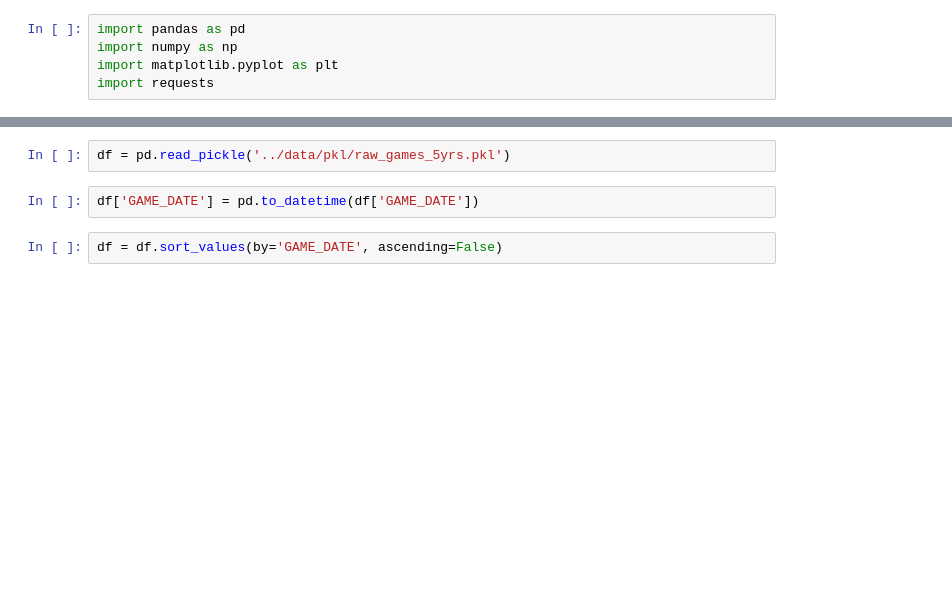
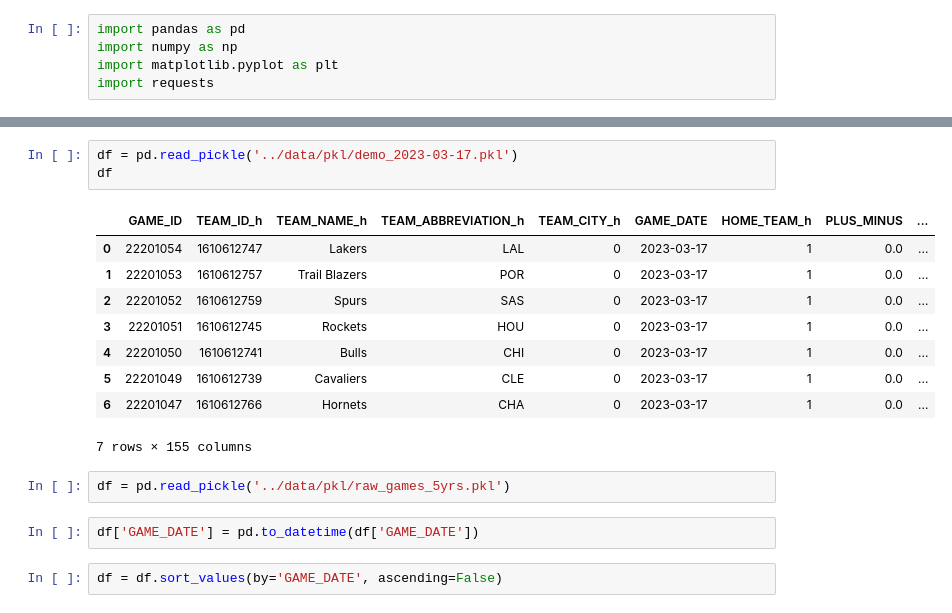
Before and after one commit to alecmatt5/nba_betting_analysis, a Jupyter notebook: backend/notebooks/preprocessing_julia.ipynb, the cells around one changed output, grey strips where cells are left out. Cells and saved outputs as stored; diff of their text form; blank space fills up the shorter version.

```diff
--- a/backend/notebooks/preprocessing_julia.ipynb
+++ b/backend/notebooks/preprocessing_julia.ipynb
@@ -6,5 +86,18 @@ import requests
 # %%
-df = pd.read_pickle('../data/pkl/raw_games_5yrs.pkl')
+df = pd.read_pickle('../data/pkl/demo_2023-03-17.pkl')
+df
+# %% [output]
+|  | GAME_ID | TEAM_ID_h | TEAM_NAME_h | TEAM_ABBREVIATION_h | TEAM_CITY_h | GAME_DATE | HOME_TEAM_h | PLUS_MINUS | ... |
+| 0 | 22201054 | 1610612747 | Lakers | LAL | 0 | 2023-03-17 | 1 | 0.0 | ... |
+| 1 | 22201053 | 1610612757 | Trail Blazers | POR | 0 | 2023-03-17 | 1 | 0.0 | ... |
+| 2 | 22201052 | 1610612759 | Spurs | SAS | 0 | 2023-03-17 | 1 | 0.0 | ... |
+| 3 | 22201051 | 1610612745 | Rockets | HOU | 0 | 2023-03-17 | 1 | 0.0 | ... |
+| 4 | 22201050 | 1610612741 | Bulls | CHI | 0 | 2023-03-17 | 1 | 0.0 | ... |
+| 5 | 22201049 | 1610612739 | Cavaliers | CLE | 0 | 2023-03-17 | 1 | 0.0 | ... |
+| 6 | 22201047 | 1610612766 | Hornets | CHA | 0 | 2023-03-17 | 1 | 0.0 | ... |
+7 rows × 155 columns
+# %%
+df = pd.read_pickle('../data/pkl/raw_games_5yrs.pkl')
 # %%
 df['GAME_DATE'] = pd.to_datetime(df['GAME_DATE'])
 # %%
```
Also changed, not shown: parts of 12 cells of this notebook, 6 other files.
